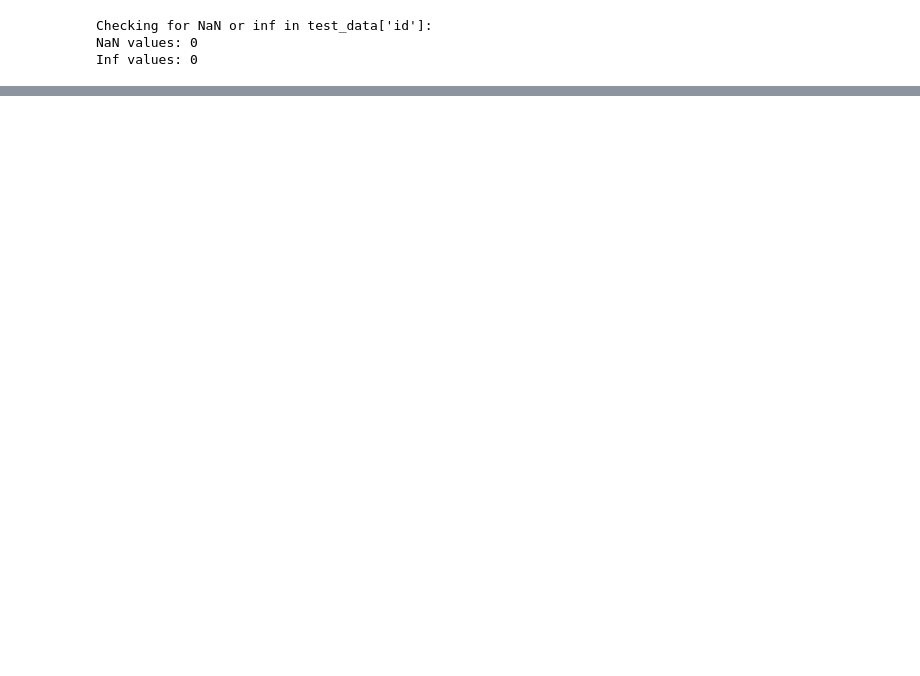
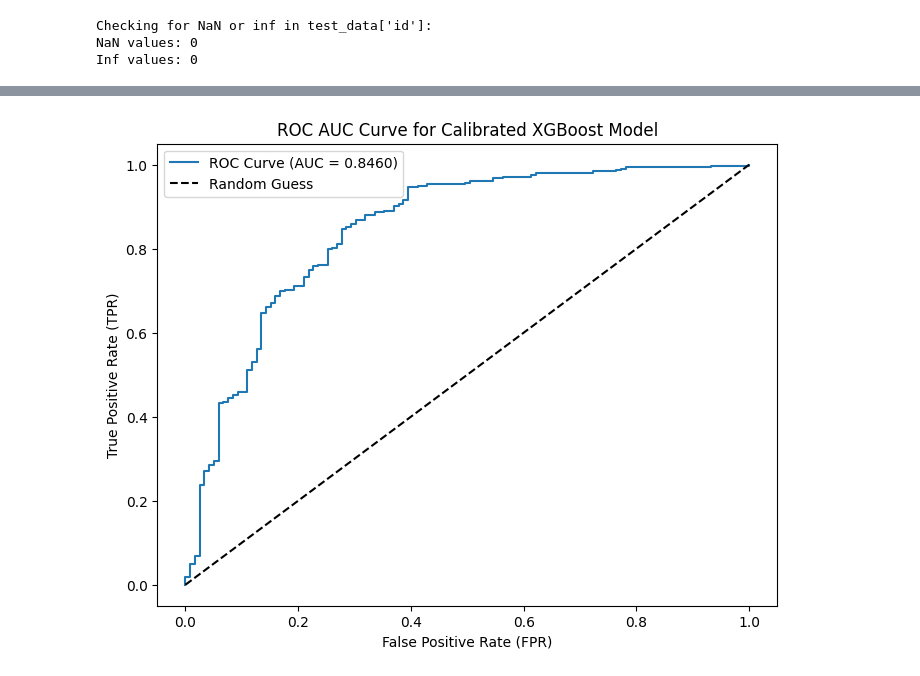
Before and after one commit to NehaDas25/Binary-Prediction-with-a-Rainfall-Dataset, a Jupyter notebook: run_file_predict.ipynb, the cells around one changed output, grey strips where cells are left out. Drawn from its saved outputs; the diff is of its cells as text; code cells hidden in the pictures; blank space fills up the shorter version.

Commit message:
Kaggle Notebook | Binary Prediction with Rainfall Dataset - Predict | Version 13

```diff
--- a/run_file_predict.ipynb
+++ b/run_file_predict.ipynb
@@ -864,26 +891,25 @@ X_train_scaled = scaler.fit_transform(X_train)
 X_val_scaled = scaler.transform(X_val)
 X_test_scaled = scaler.transform(X_test)
 X_scaled = scaler.transform(X)
+X_train_smote_scaled = scaler.transform(X_train_smote)
 
 # Retrain tuned models with selected features
-for model_name in ['XGBoost', 'LightGBM']:
+for model_name in models.keys():
     print(f"\nRetraining {model_name} with selected features...")
     model_info = models[model_name]
     if model_info['use_scaling']:
-        X_train_data = X_train_scaled
+        X_train_data = X_train_smote_scaled
         X_val_data = X_val_scaled
         X_test_data = X_test_scaled
         X_data = X_scaled
     else:
-        X_train_data = X_train
+        X_train_data = X_train_smote
         X_val_data = X_val
         X_test_data = X_test
         X_data = X
 
     if model_name == 'LightGBM':
-        # Get the current parameters from the trained model
         params = trained_models['tuned'][model_name].get_params()
-        # Update with the parameters we want to enforce
         params.update({
             'random_state': 42,
             'scale_pos_weight': scale_pos_weight,
@@ -895,16 +921,17 @@ for model_name in ['XGBoost', 'LightGBM']:
             'gpu_device_id': 0
         })
         model = lgb.LGBMClassifier(**params)
-    else:
-        # For XGBoost, avoid passing duplicate parameters
+    elif model_name == 'XGBoost':
         params = trained_models['tuned'][model_name].get_params()
         if 'tree_method' not in params or params['tree_method'] != 'gpu_hist':
             params['tree_method'] = 'gpu_hist'
         if 'predictor' not in params or params['predictor'] != 'gpu_predictor':
             params['predictor'] = 'gpu_predictor'
         model = model_info['model'].set_params(**params)
+    else:
+        model = trained_models['tuned'][model_name]
 
-    model.fit(X_train_data, y_train)
+    model.fit(X_train_data, y_train_smote)
     trained_models['tuned'][model_name] = model
 # %% [output]
 Selected Top Features (Post-Training):
@@ -1170,0 +1280,73 @@ Calibrated submission file created: submission_calibrated.csv
+# %%
+# ==============================
+# Calibrated Model (Optional)
+# ==============================
+
+# Calibrate the tuned XGBoost model
+calibrated_model = CalibratedClassifierCV(
+    trained_models['tuned']['XGBoost'].set_params(tree_method='gpu_hist', predictor='gpu_predictor'),
+    method='sigmoid',
+    cv=5
+)
+
+# Fit the calibrated model using scaled data (to match the stacking ensembles)
+calibrated_model.fit(X_train_smote_scaled, y_train_smote)
+
+# Predict calibrated probabilities on the validation set
+y_pred_calibrated = calibrated_model.predict_proba(X_val_scaled)[:, 1]
+
+# Check for NaN or inf in calibrated validation predictions
+print("\nChecking for NaN or inf in calibrated validation predictions (y_pred_calibrated):")
+print("NaN values:", np.isnan(y_pred_calibrated).sum())
+print("Inf values:", np.isinf(y_pred_calibrated).sum())
+
+# Replace NaN or inf in calibrated validation predictions
+y_pred_calibrated = np.nan_to_num(y_pred_calibrated, nan=0, posinf=0, neginf=0)
+
+# Calculate ROC AUC for the calibrated model on the validation set
+calibrated_auc = roc_auc_score(y_val, y_pred_calibrated)
+print(f"Calibrated Model ROC AUC: {calibrated_auc:.4f}")
+
+# Plot ROC AUC Curve for the calibrated model
+fpr, tpr, thresholds = roc_curve(y_val, y_pred_calibrated)
+plt.figure(figsize=(8, 6))
+plt.plot(fpr, tpr, label=f'ROC Curve (AUC = {calibrated_auc:.4f})')
+plt.plot([0, 1], [0, 1], 'k--', label='Random Guess')
+plt.xlabel('False Positive Rate (FPR)')
+plt.ylabel('True Positive Rate (TPR)')
+plt.title('ROC AUC Curve for Calibrated XGBoost Model')
+plt.legend()
+plt.show()
+
+# Prediction Distribution for the calibrated model on the validation set
+plot_data(y_pred_calibrated, plot_type='pred_dist', title_prefix="Validation Set (Calibrated Model)")
+
+# Predict calibrated probabilities on the test set
+test_preds_calibrated = calibrated_model.predict_proba(X_test_scaled)[:, 1]
+
+# Check for NaN or inf in calibrated test predictions
+print("\nChecking for NaN or inf in calibrated test predictions (test_preds_calibrated):")
+print("NaN values:", np.isnan(test_preds_calibrated).sum())
+print("Inf values:", np.isinf(test_preds_calibrated).sum())
+
+# Replace NaN or inf in calibrated test predictions
+test_preds_calibrated = np.nan_to_num(test_preds_calibrated, nan=0, posinf=0, neginf=0)
+
+# Create submission file for calibrated model
+submission_calibrated = pd.DataFrame({
+    'id': test_data['id'],
+    'rainfall': test_preds_calibrated
+})
+
+# Check for NaN or inf in submission_calibrated
+print("\nChecking for NaN or inf in submission_calibrated:")
+print("NaN values:", submission_calibrated.isna().sum())
+print("Inf values:", np.isinf(submission_calibrated).sum())
+
+# Replace NaN or inf in submission_calibrated
+submission_calibrated = submission_calibrated.fillna(0)
+submission_calibrated = submission_calibrated.replace([np.inf, -np.inf], 0)
+
+submission_calibrated.to_csv('submission_calibrated.csv', index=False)
+print("Calibrated submission file created: 'submission_calibrated.csv'")
+# %% [output]
@@ -1170,0 +1357 @@ Calibrated submission file created: submission_calibrated.csv
+[figure, added]
```
Also changed, not shown: parts of 20 cells of this notebook.
